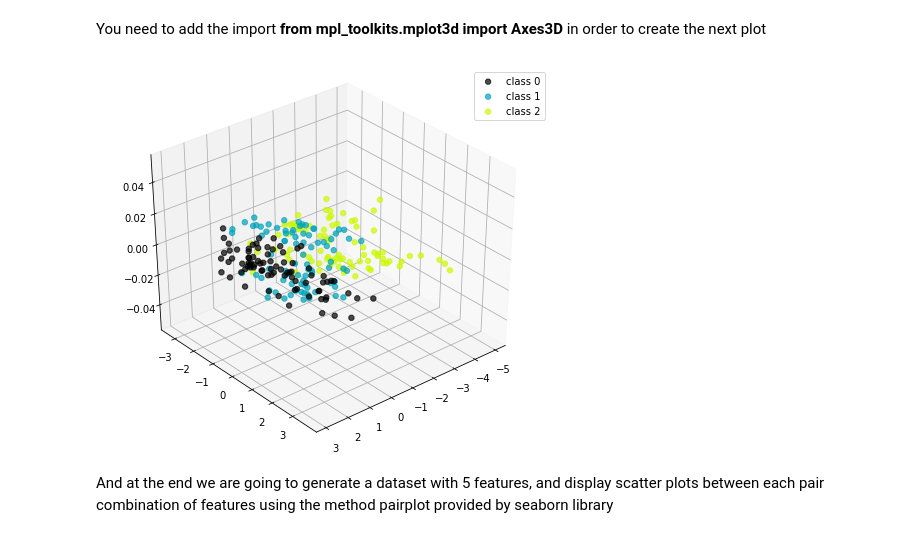
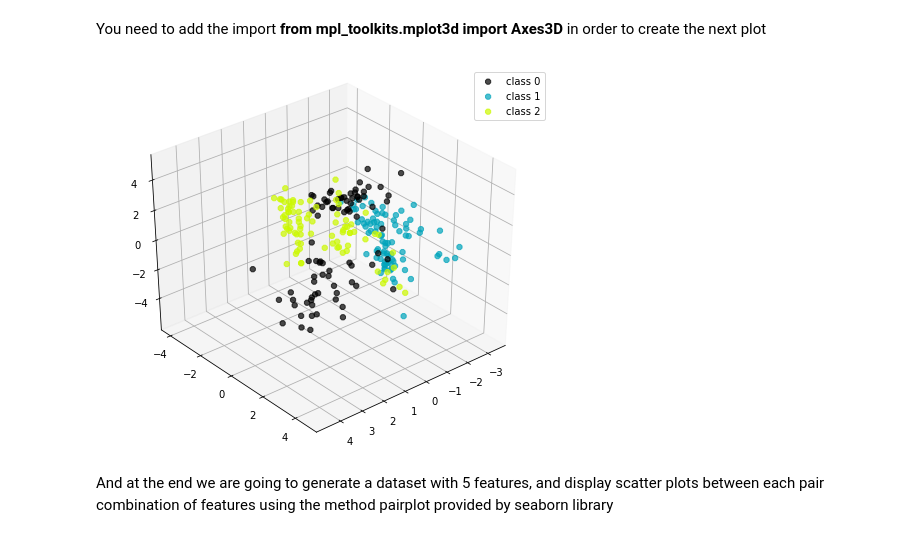
Before and after one commit to Vykstorm/DL_visualizations, a Jupyter notebook: scatter.ipynb, the cells around one changed output. Saved outputs shown, nothing was run; the diff lists cells and outputs as text; code cells hidden in the pictures.

Commit message:
Fixed 3d scatter plot

```diff
--- a/scatter.ipynb
+++ b/scatter.ipynb
@@ -61,18 +61,18 @@ You need to add the import <b>from mpl_toolkits.mplot3d import Axes3D</b> in ord
 # %%
 fig = plt.figure(figsize=(8, 7))
 ax = fig.add_subplot(111, projection='3d')
 
 cmap = get_cmap('nipy_spectral')
 for i in range(0, num_classes):
     group = X[y == i, :]
     color = cmap(np.repeat(i / num_classes, len(group)))
-    plt.scatter(group[:, 0], group[:, 1], marker='8', s=32,
-                c=color, label=i, alpha=0.7);
+    ax.scatter(group[:, 0], group[:, 1], group[:, 2], marker='8', s=32,
+               c=color, label=i, alpha=0.7);
 plt.legend(['class {}'.format(i) for i in range(0, num_classes)]);
 ax.autoscale_view()
 ax.view_init(35, 50)
 # %% [output]
-[figure, old version]
+[figure, new version]
 # %% [markdown]
 And at the end we are going to generate a dataset with 5 features, and display scatter plots between each pair combination of features using the method pairplot provided by seaborn library
 # %%
```
Also changed, not shown: parts of 3 cells of this notebook.
